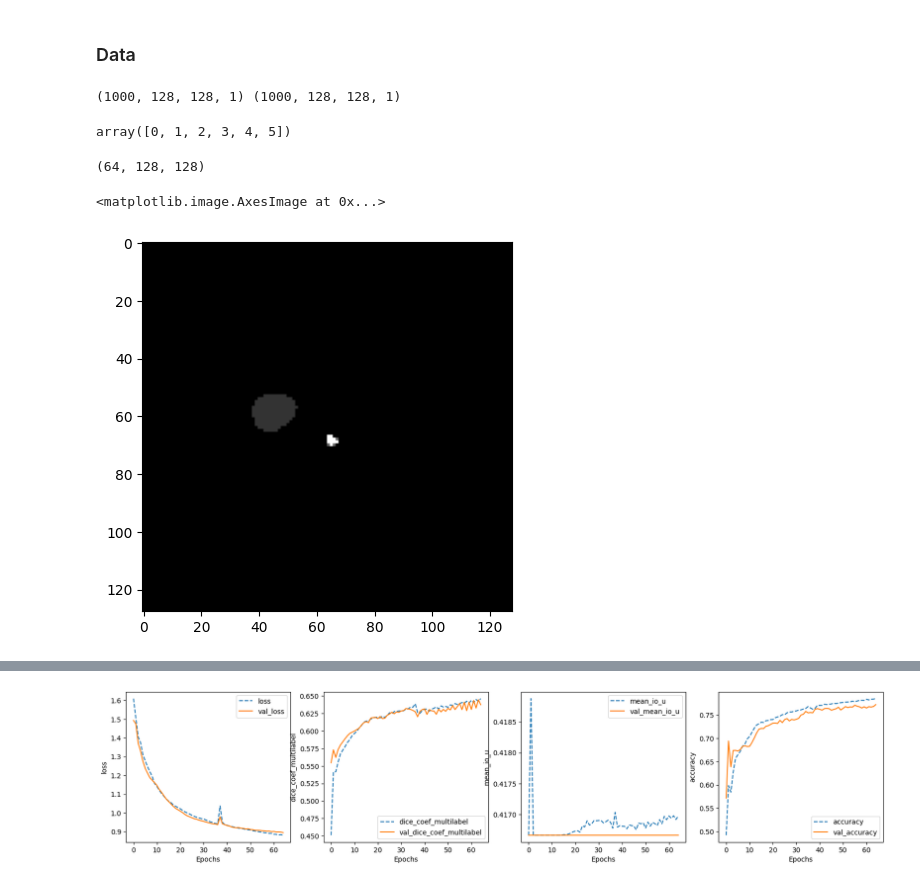
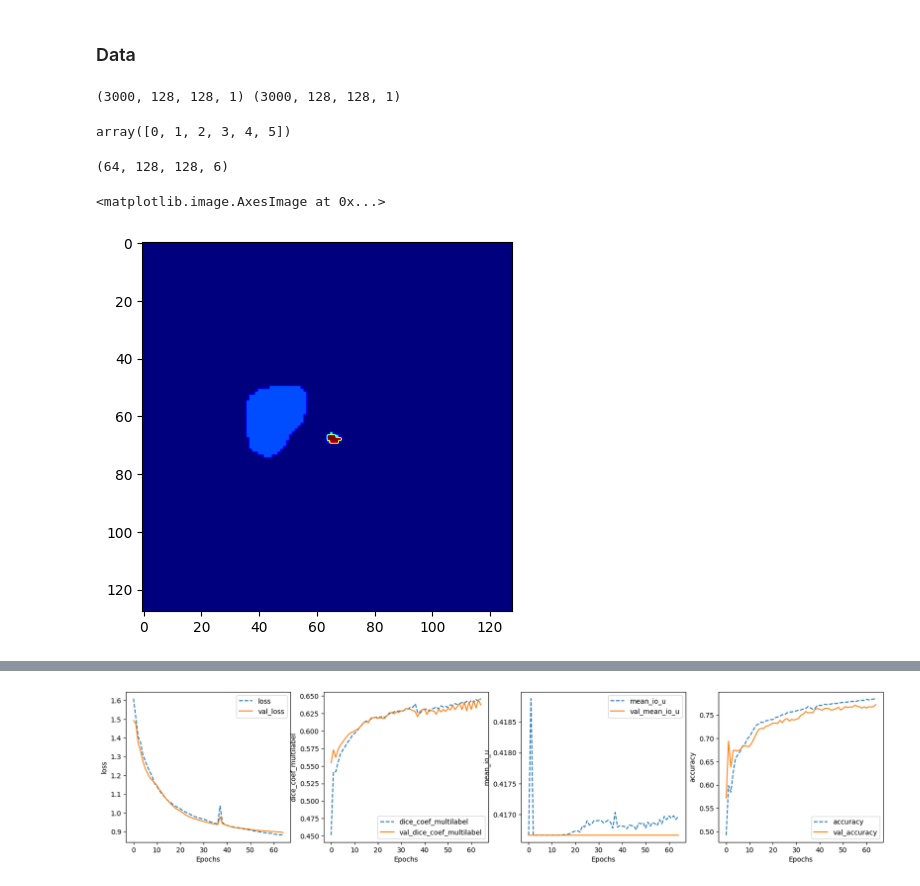
Before and after one commit to PedroAMtz/RSNA_Abdominal_Trauma, a Jupyter notebook: experiments/UNET_Segmentation/U_Net.ipynb, the cells around one changed output, grey strips where cells are left out. Saved outputs shown, nothing was run; the diff lists cells and outputs as text; code cells hidden in the pictures.

```diff
--- a/experiments/UNET_Segmentation/U_Net.ipynb
+++ b/experiments/UNET_Segmentation/U_Net.ipynb
@@ -243,7 +264,7 @@ with open(f'/content/drive/MyDrive/RSNA_Abdominal_Trauma_Segmentations/Data/X_y_
 # Generate random indices for sampling
 indices = np.arange(len(X))
 np.random.shuffle(indices)
-num_samples = 1000
+num_samples = 3000
 # Select the first num_samples indices
 selected_indices = indices[:num_samples]
 
@@ -253,7 +274,7 @@ Y_test = y[selected_indices]
 
 print(X_test.shape, Y_test.shape)
 # %% [output]
-(1000, 128, 128, 1) (1000, 128, 128, 1)
+(3000, 128, 128, 1) (3000, 128, 128, 1)
 # %%
 np.unique(y)
 # %% [output]
@@ -266,14 +287,14 @@ x, Y = data_generator[2]
 
 y_mask = np.argmax(Y, axis=3)
 # %%
-y_mask.shape
+Y.shape
 # %% [output]
-(64, 128, 128)
+(64, 128, 128, 6)
 # %%
-plt.imshow(y_mask[50,:,:], cmap="gray")
+plt.imshow(y_mask[60,:,:], cmap="jet")
 # %% [output]
 <matplotlib.image.AxesImage at 0x...>
-[figure, old version]
+[figure, new version]
 # %%
 history = model.fit(data_generator,
                     validation_data=data_generator_test,
```
Also changed, not shown: parts of 16 cells of this notebook.
